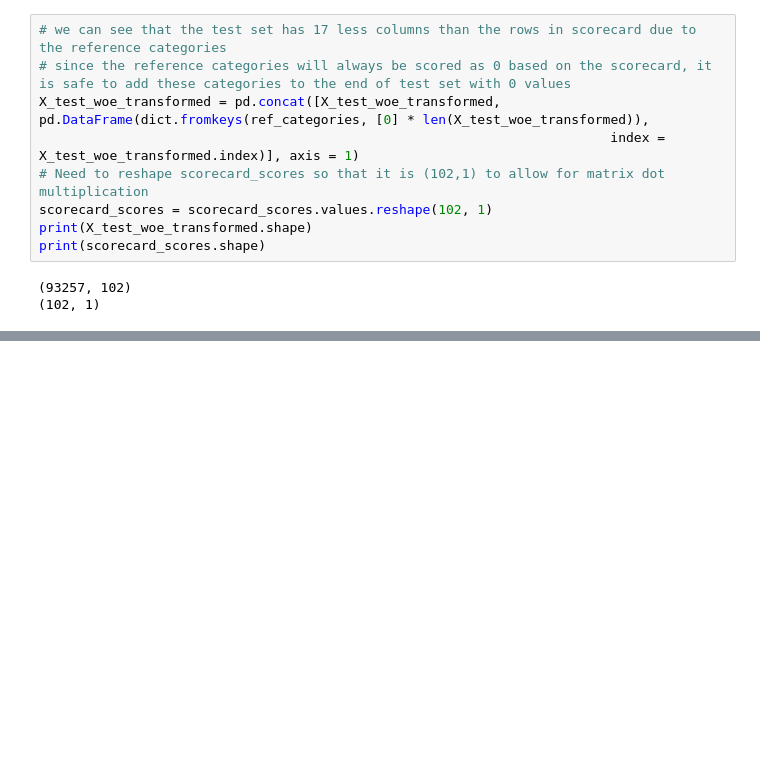
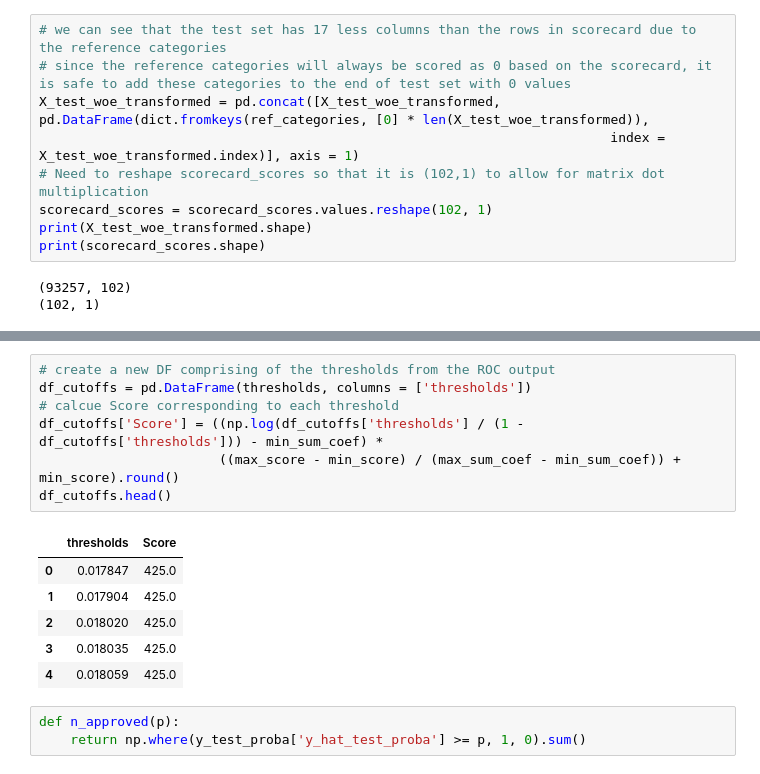
Before and after one commit to d3yn3r/Riesgo-Credito, a Jupyter notebook: prueba2.ipynb, the cells around one changed output, grey strips where cells are left out. Drawn from its saved outputs; the diff is of its cells as text; blank space fills up the shorter version.

```diff
--- a/prueba2.ipynb
+++ b/prueba2.ipynb
@@ -1823,0 +1843,17 @@ dtype: float64
+# %%
+# create a new DF comprising of the thresholds from the ROC output
+df_cutoffs = pd.DataFrame(thresholds, columns = ['thresholds'])
+# calcue Score corresponding to each threshold
+df_cutoffs['Score'] = ((np.log(df_cutoffs['thresholds'] / (1 - df_cutoffs['thresholds'])) - min_sum_coef) *
+                       ((max_score - min_score) / (max_sum_coef - min_sum_coef)) + min_score).round()
+df_cutoffs.head()
+# %% [output]
+|  | thresholds | Score |
+| 0 | 0.017847 | 425.0 |
+| 1 | 0.017904 | 425.0 |
+| 2 | 0.018020 | 425.0 |
+| 3 | 0.018035 | 425.0 |
+| 4 | 0.018059 | 425.0 |
+# %%
+def n_approved(p):
+    return np.where(y_test_proba['y_hat_test_proba'] >= p, 1, 0).sum()
```
Also changed, not shown: parts of 23 cells of this notebook, 1 other file.
